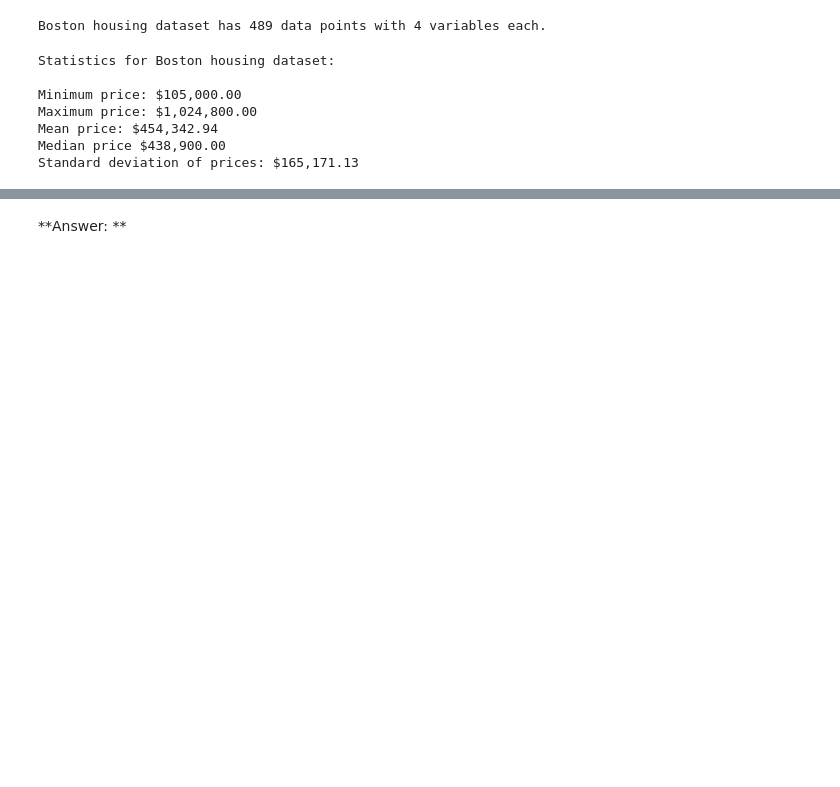
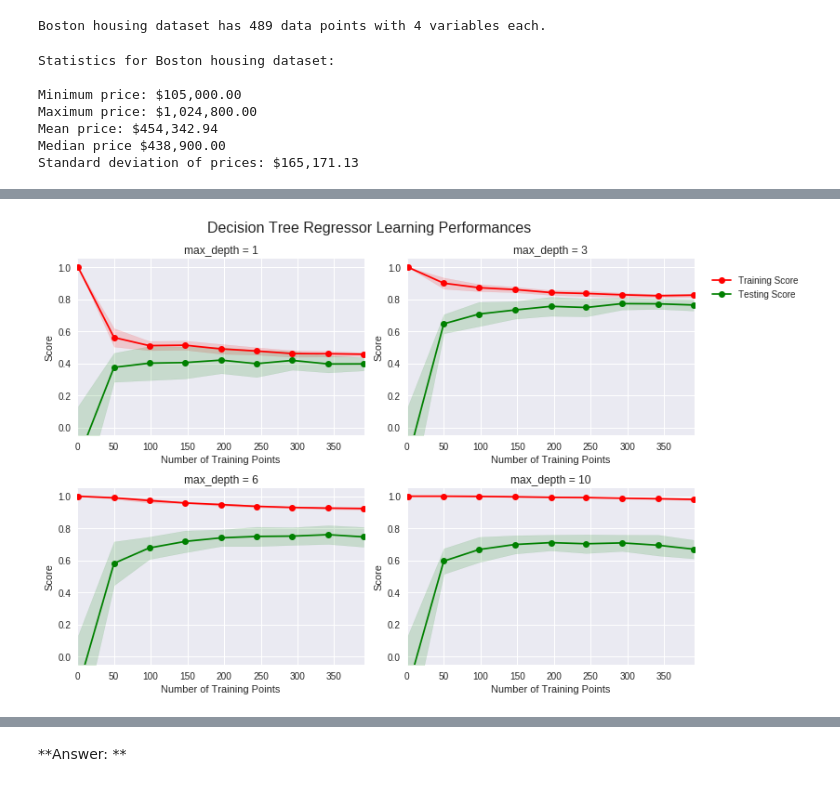
Before and after one commit to Naif6003/LearningJournal, a Jupyter notebook: Python/MachineLearning/Udacity_ML_Projects/boston_housing/yosepKim_solution/boston_notebook_yosep.ipynb, the cells around one changed output, grey strips where cells are left out. Cells and saved outputs as stored; diff of their text form; code cells hidden in the pictures; blank space fills up the shorter version.

Commit message:
updating new porjects in learning journal

```diff
--- a/Python/MachineLearning/Udacity_ML_Projects/boston_housing/yosepKim_solution/boston_notebook_yosep.ipynb
+++ b/Python/MachineLearning/Udacity_ML_Projects/boston_housing/yosepKim_solution/boston_notebook_yosep.ipynb
@@ -98,0 +197,5 @@ _Using your intuition, for each of the three features above, do you think that a
+# %%
+# Produce learning curves for varying training set sizes and maximum depths
+vs.ModelLearning(features, prices)
+# %% [output]
+[figure, added]
```
Also changed, not shown: parts of 44 cells of this notebook, 6 other files.
